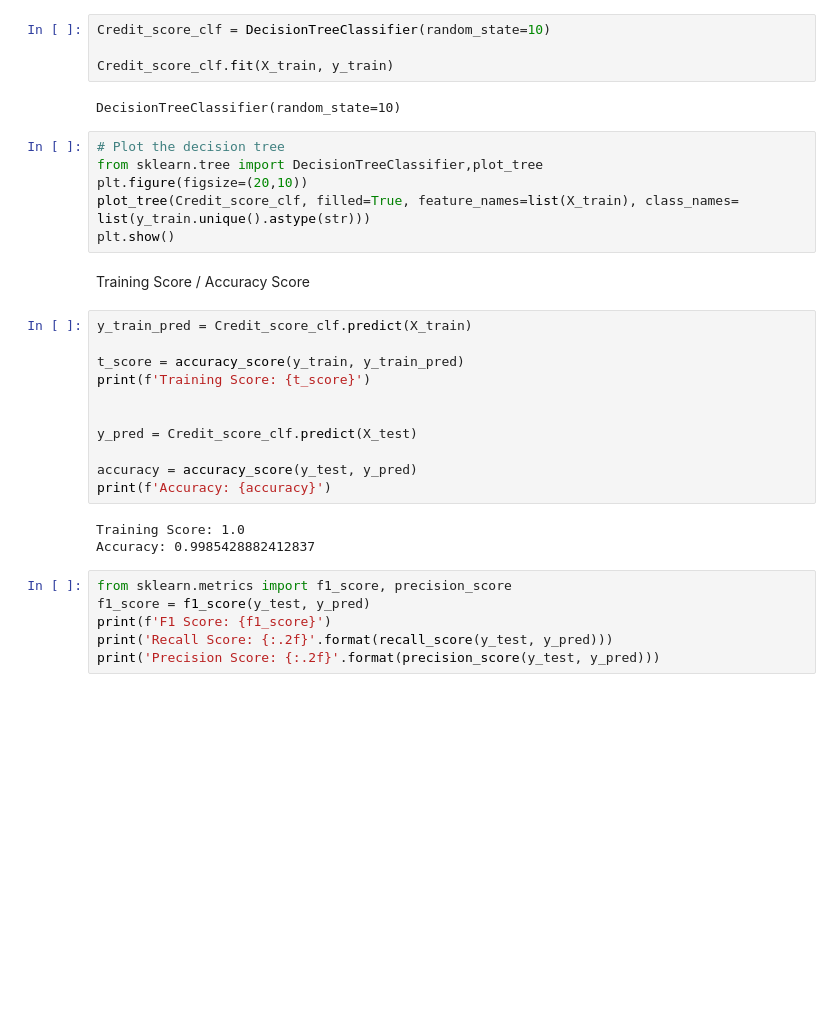
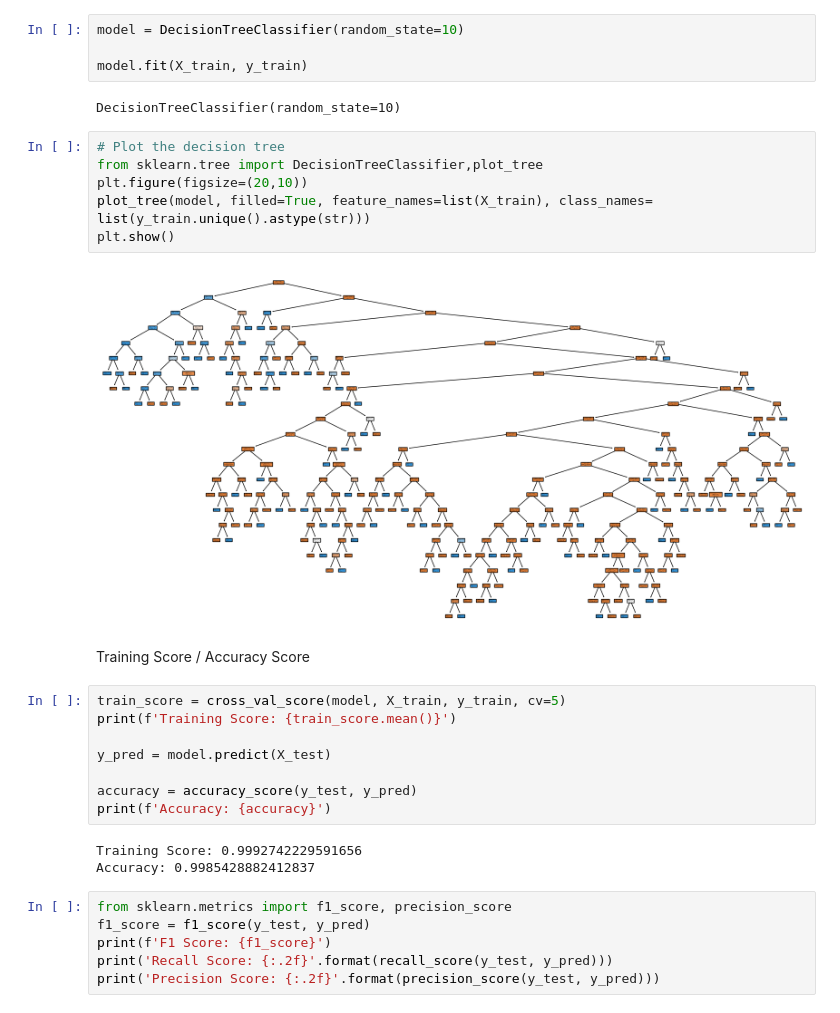
Before and after one commit to Faridghr/FraudDetectivePy, a Jupyter notebook: src/FraudDetectivePy.ipynb, the cells around one changed output. Drawn from its saved outputs; the diff is of its cells as text; blank space fills up the shorter version.

```diff
--- a/src/FraudDetectivePy.ipynb
+++ b/src/FraudDetectivePy.ipynb
@@ -455,32 +499,31 @@ y_os_train = dataset_Oversampling_train[dep_col]
 # %% [markdown]
 #### Decision Tree without Pruning
 # %%
-Credit_score_clf = DecisionTreeClassifier(random_state=10)
+model = DecisionTreeClassifier(random_state=10)
 
-Credit_score_clf.fit(X_train, y_train)
+model.fit(X_train, y_train)
 # %% [output]
 DecisionTreeClassifier(random_state=10)
 # %%
 # Plot the decision tree
 from sklearn.tree import DecisionTreeClassifier,plot_tree
 plt.figure(figsize=(20,10))
-plot_tree(Credit_score_clf, filled=True, feature_names=list(X_train), class_names= list(y_train.unique().astype(str)))
+plot_tree(model, filled=True, feature_names=list(X_train), class_names= list(y_train.unique().astype(str)))
 plt.show()
+# %% [output]
+[figure, added]
 # %% [markdown]
 Training Score / Accuracy Score
 # %%
-y_train_pred = Credit_score_clf.predict(X_train)
+train_score = cross_val_score(model, X_train, y_train, cv=5)
+print(f'Training Score: {train_score.mean()}')
 
-t_score = accuracy_score(y_train, y_train_pred)
-print(f'Training Score: {t_score}')
-
-
-y_pred = Credit_score_clf.predict(X_test)
+y_pred = model.predict(X_test)
 
 accuracy = accuracy_score(y_test, y_pred)
 print(f'Accuracy: {accuracy}')
 # %% [output]
-Training Score: 1.0
+Training Score: 0.9992742229591656
 Accuracy: 0.9985428882412837
 # %%
 from sklearn.metrics import f1_score, precision_score
```
Also changed, not shown: parts of 108 cells of this notebook.
